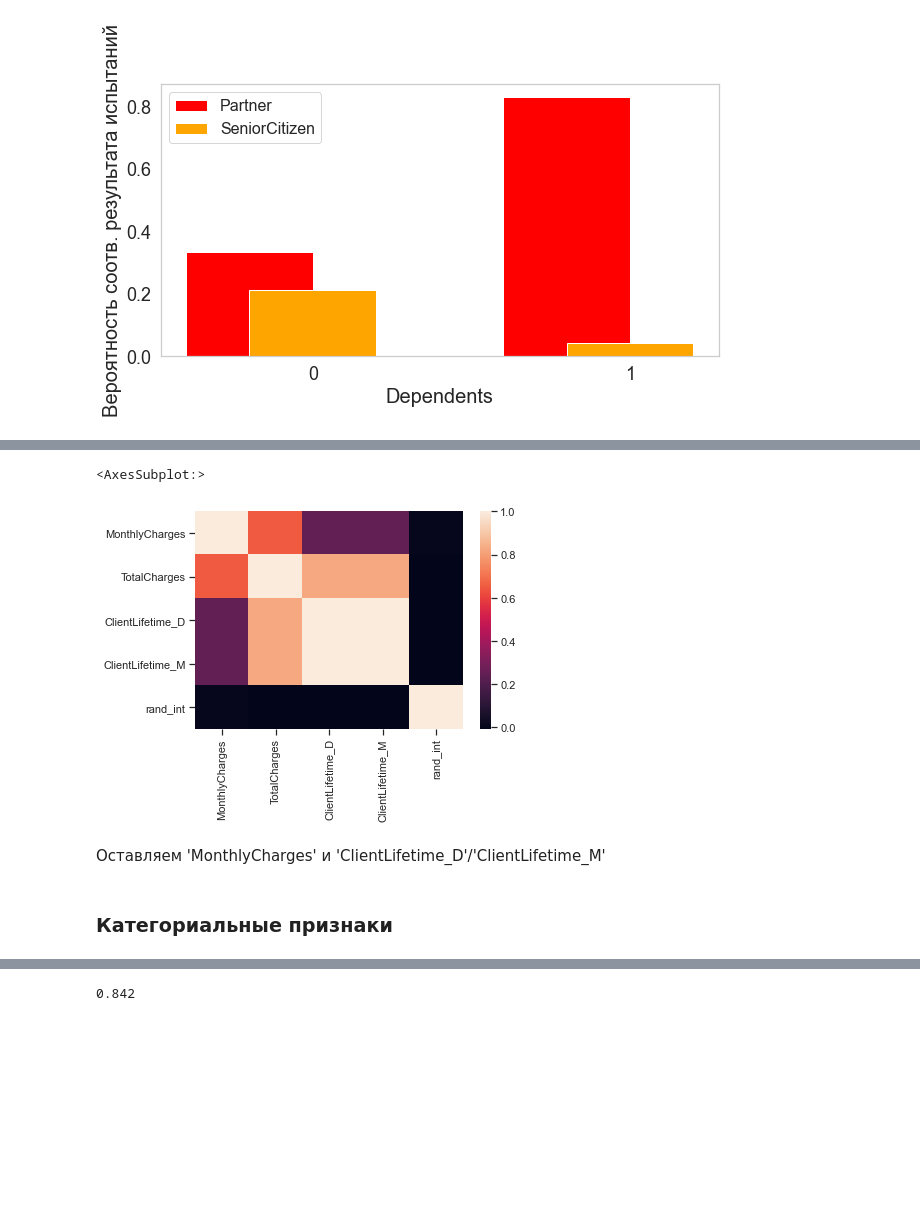
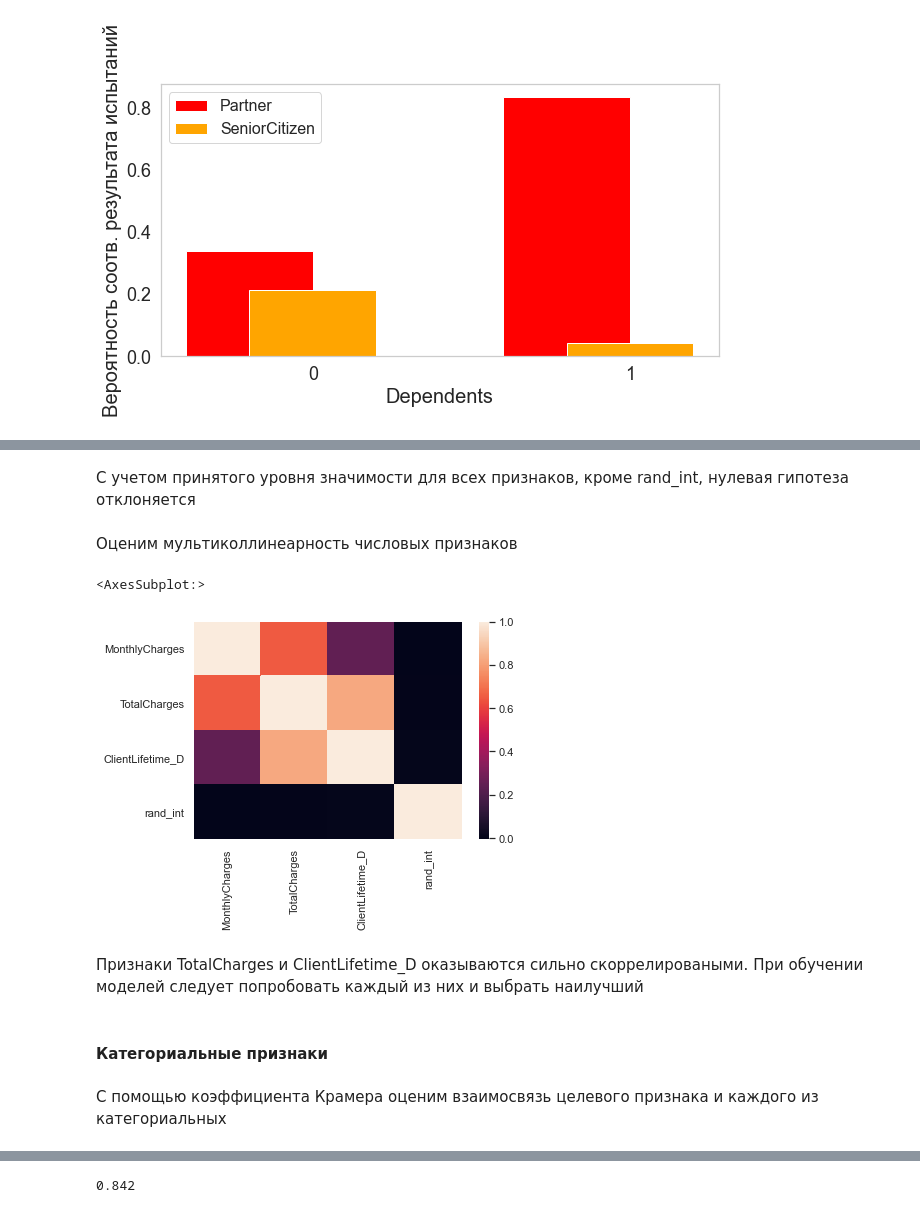
Before and after one commit to xrayserg/Yandex_Practicum, a Jupyter notebook: customer_churn_telecom/customer_churn_telecom.ipynb, the cells around one changed output, grey strips where cells are left out. Saved outputs shown, nothing was run; the diff lists cells and outputs as text; code cells hidden in the pictures; blank space fills up the shorter version.

Commit message:
Add comments to customer_churn_telecom

```diff
--- a/customer_churn_telecom/customer_churn_telecom.ipynb
+++ b/customer_churn_telecom/customer_churn_telecom.ipynb
@@ -351,0 +366,3 @@ data_all['EndDate'] = pd.to_datetime(data_all['EndDate'], format='%Y-%m-%d %H:%M
+# %%
+X = data_all.drop(['customerID','Target'], axis =1)
+y = data_all['Target']
@@ -357,0 +379,3 @@ telecom = data_all.copy()
+# %%
+telecom = X_train.join(y_train)
+telecom
@@ -675,3 +778,0 @@ telecom.query('ClientLifetime_M<=10').groupby(['ClientLifetime_M','ClientLifetim
-# %%
-sns.set_theme(style="ticks")
-g = sns.catplot(x="Target", y="BeginMonth", col="ClientLifetime_D", data=telecom.query('ClientLifetime_M==1'))
@@ -772,9 +894,13 @@ g.axvline(0.05, color='red')
+# %% [markdown]
+С учетом принятого уровня значимости для всех признаков, кроме rand_int, нулевая гипотеза отклоняется
+# %% [markdown]
+Оценим мультиколлинеарность числовых признаков
 # %%
-t = telecom[['MonthlyCharges','TotalCharges', 'ClientLifetime_D','ClientLifetime_M',  'rand_int']].corr()
+t = telecom[['MonthlyCharges','TotalCharges', 'ClientLifetime_D','rand_int']].corr()
 sns.heatmap(t)
 # %% [output]
 <AxesSubplot:>
-[figure, old version]
+[figure, new version]
-# %% [markdown]
- Оставляем 'MonthlyCharges' и 'ClientLifetime_D'/'ClientLifetime_M'
+# %% [markdown]
+Признаки TotalCharges и ClientLifetime_D оказываются сильно скоррелироваными. При обучении моделей следует попробовать каждый из них и выбрать наилучший
 # %%
@@ -782,2 +909,4 @@ num_features_stat_selected = ['MonthlyCharges', 'ClientLifetime_D', 'ClientLifet
 # %% [markdown]
-### Категориальные признаки
+#### Категориальные признаки
+# %% [markdown]
+С помощью коэффициента Крамера оценим взаимосвязь целевого признака и каждого из категориальных
```
Also changed, not shown: parts of 199 cells of this notebook, 3 other files.
